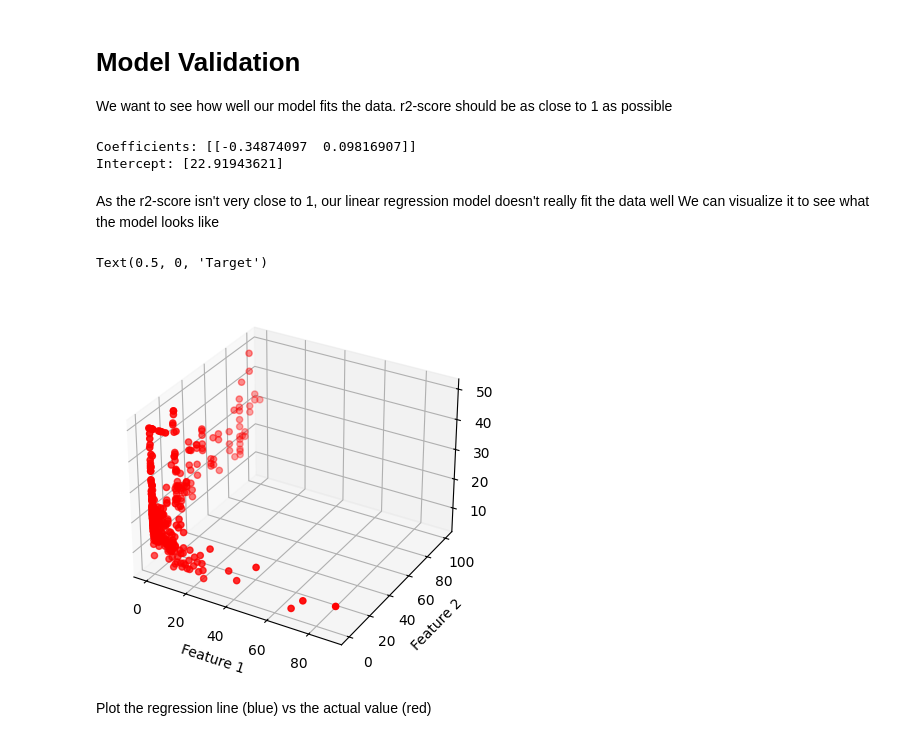
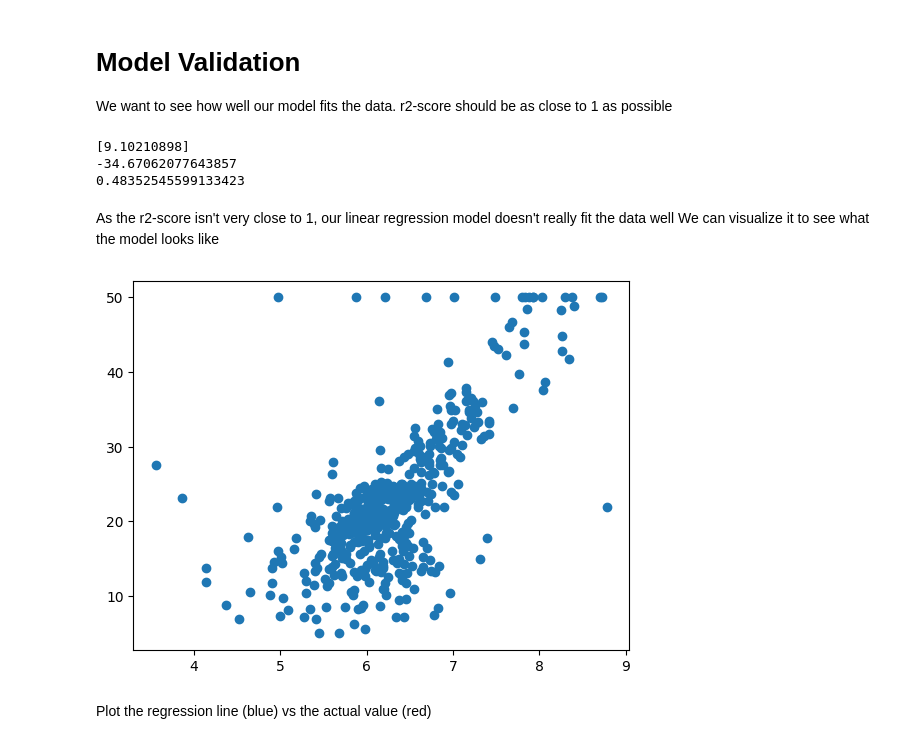
Before and after one commit to NUS-ISS-LC/assignment-4-linear-and-logistic-regression-shafikhakim27, a Jupyter notebook: Linear_Reg_workshop1.ipynb, the cells around one changed output. Drawn from its saved outputs; the diff is of its cells as text; code cells hidden in the pictures.

```diff
--- a/Linear_Reg_workshop1.ipynb
+++ b/Linear_Reg_workshop1.ipynb
@@ -129,10 +95,14 @@ y_test = y_test.values
 # %%
 # instantiate a linear regression model
-# train the model to fit the training data, finding the coef and intercept
-
-
-model = LinearRegression()
+lModel = linear_model.LinearRegression()
 
 # train the model to fit the training data, finding the coef and intercept
-model.fit(X_train, y_train)
+model = lModel.fit(X_train, y_train)
+
+# Access intercept and coefficients
+intercept = model.intercept_
+coefficients = model.coef_
+
+print("Intercept:", intercept)
+print("Coefficients:", coefficients)
 # %% [output]
@@ -151,9 +122,11 @@ y_pred_train = model.predict(X_train)
 # the first 5 predicted values
 print("First 5 predicted values:", '\n', y_pred_train[:5])
 
-# make predictions on the test data
-y_pred_test = model.predict(X_test)
-# the first 5 predicted values on test data
-print("First 5 predicted values on test data:",'\n', y_pred_test[:5])
+# We can do prediction based on single value
+print(lModel.predict([[4.67]]))
+
+y_pred = lModel.predict(X_train)
+
+print("All predicted values:", '\n', y_pred)
 # %% [output]
 First 5 predicted values:
@@ -174,28 +152,25 @@ First 5 predicted values on test data:
 We want to see how well our model fits the data. r2-score should be as close to 1 as possible
 # %%
 # we can see the coefficient and intercept our model finds
-print("Coefficients:", model.coef_)
-print("Intercept:", model.intercept_)
+print(lModel.coef_) # the 'slope'
+print(lModel.intercept_) # the intercept
+print(lModel.score(X_train, y_train))
 # %% [output]
-Coefficients: [[-0.34874097  0.09816907]]
-Intercept: [22.91943621]
+[9.10210898]
+-34.67062077643857
+0.48352545599133423
 # %% [markdown]
 As the r2-score isn't very close to 1, our linear regression model doesn't really fit the data well
 We can visualize it to see what the model looks like
-# %%
-# As the r2-score isn't very close to 1, our linear regression model doesn't really fit the data well
-# We can visualize it to see what the model looks like
-import matplotlib.pyplot as plt
-# 2d plot is not sufficient here as we have 2 features
-from mpl_toolkits.mplot3d import Axes3D
-fig = plt.figure()
-ax = fig.add_subplot(111, projection='3d')
-ax.scatter(X_train[:, 0], X_train[:, 1], y_train.flatten(), c='r', marker='o')
-ax.set_xlabel('Feature 1')
-ax.set_ylabel('Feature 2')
-ax.set_zlabel('Target')
-# %% [output]
-Text(0.5, 0, 'Target')
-[figure, removed]
+# %%
+from sklearn.metrics import r2_score
+
+r2_score(y_train, y_pred)
+
+plt.scatter(X_train[:, 0], y_train)
+# plt.plot(X_train[:, 0], y_pred, color='red')
+plt.show()
+# %% [output]
+[figure, added]
 # %% [markdown]
 Plot the regression line (blue) vs the actual value (red)
```
Also changed, not shown: parts of 15 cells of this notebook.
